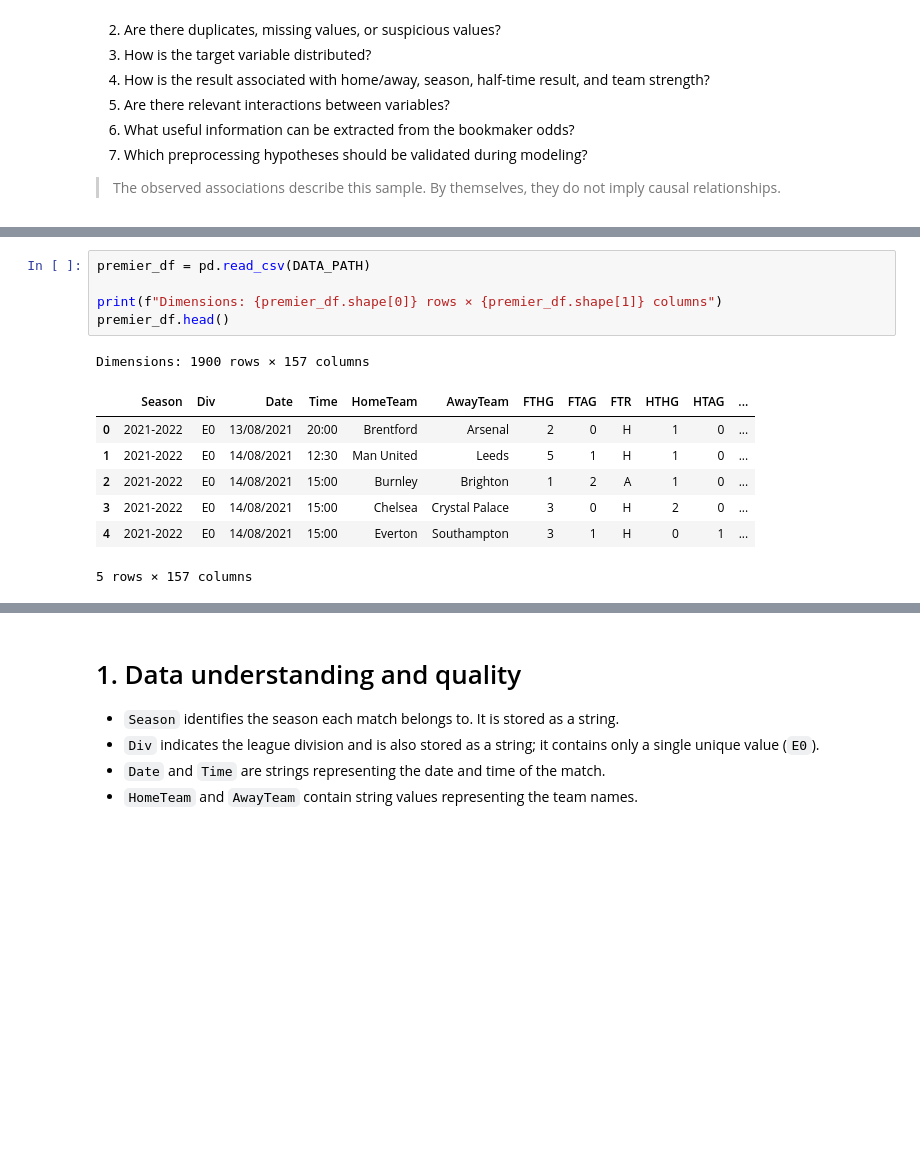
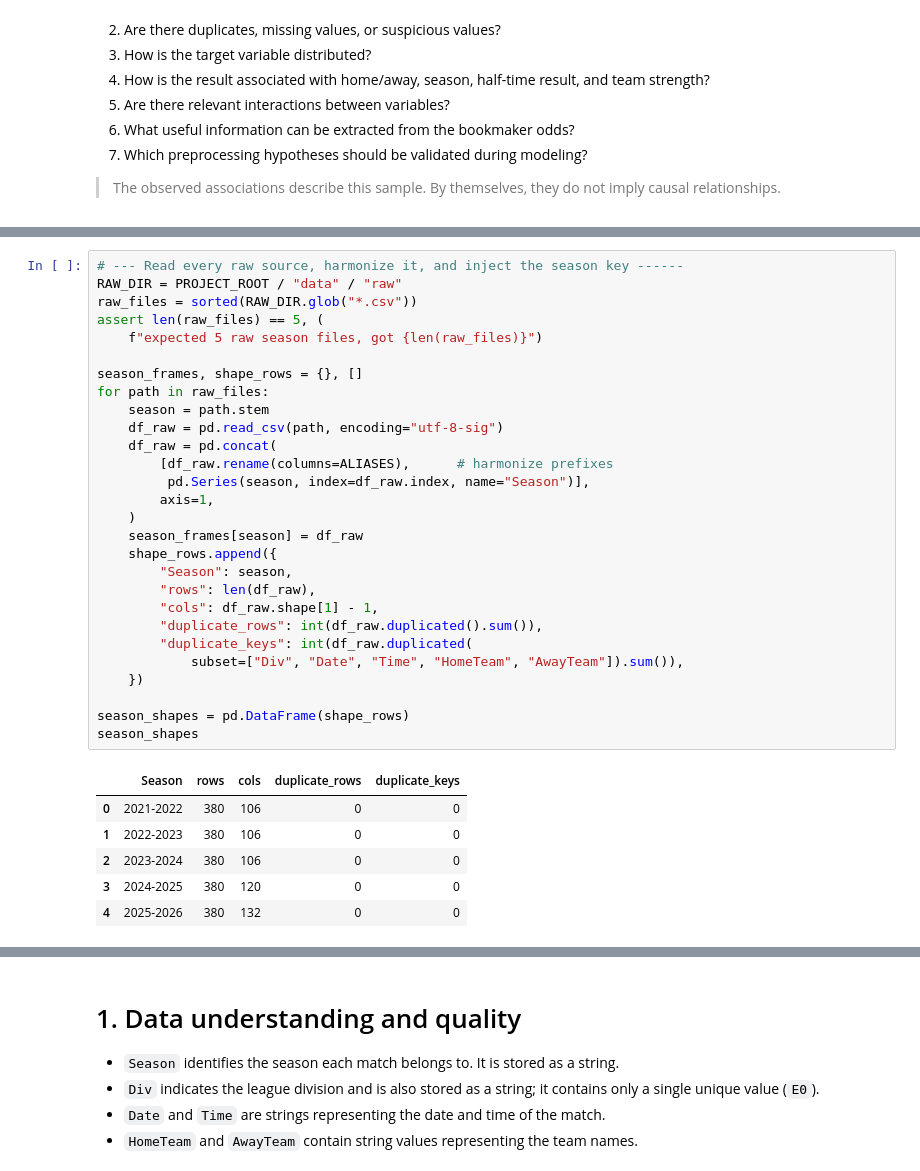
Before and after one commit to errodd/premier_league_football_predictor, a Jupyter notebook: notebooks/EDA.ipynb, the cells around one changed output, grey strips where cells are left out. Cells and saved outputs as stored; diff of their text form; blank space fills up the shorter version.

```diff
--- a/notebooks/EDA.ipynb
+++ b/notebooks/EDA.ipynb
@@ -83,14 +95,35 @@ Load the processed dataset (already merged from the per-season raw files by `src
 # %%
-premier_df = pd.read_csv(DATA_PATH)
+# --- Read every raw source, harmonize it, and inject the season key ------
+RAW_DIR = PROJECT_ROOT / "data" / "raw"
+raw_files = sorted(RAW_DIR.glob("*.csv"))
+assert len(raw_files) == 5, (
+    f"expected 5 raw season files, got {len(raw_files)}")
 
-print(f"Dimensions: {premier_df.shape[0]} rows × {premier_df.shape[1]} columns")
-premier_df.head()
+season_frames, shape_rows = {}, []
+for path in raw_files:
+    season = path.stem
+    df_raw = pd.read_csv(path, encoding="utf-8-sig")
+    df_raw = pd.concat(
+        [df_raw.rename(columns=ALIASES),      # harmonize prefixes
+         pd.Series(season, index=df_raw.index, name="Season")],
+        axis=1,
+    )
+    season_frames[season] = df_raw
+    shape_rows.append({
+        "Season": season,
+        "rows": len(df_raw),
+        "cols": df_raw.shape[1] - 1,
+        "duplicate_rows": int(df_raw.duplicated().sum()),
+        "duplicate_keys": int(df_raw.duplicated(
+            subset=["Div", "Date", "Time", "HomeTeam", "AwayTeam"]).sum()),
+    })
+
+season_shapes = pd.DataFrame(shape_rows)
+season_shapes
 # %% [output]
-Dimensions: 1900 rows × 157 columns
-|  | Season | Div | Date | Time | HomeTeam | AwayTeam | FTHG | FTAG | FTR | HTHG | HTAG | ... |
-| 0 | 2021-2022 | E0 | 13/08/2021 | 20:00 | Brentford | Arsenal | 2 | 0 | H | 1 | 0 | ... |
-| 1 | 2021-2022 | E0 | 14/08/2021 | 12:30 | Man United | Leeds | 5 | 1 | H | 1 | 0 | ... |
-| 2 | 2021-2022 | E0 | 14/08/2021 | 15:00 | Burnley | Brighton | 1 | 2 | A | 1 | 0 | ... |
-| 3 | 2021-2022 | E0 | 14/08/2021 | 15:00 | Chelsea | Crystal Palace | 3 | 0 | H | 2 | 0 | ... |
-| 4 | 2021-2022 | E0 | 14/08/2021 | 15:00 | Everton | Southampton | 3 | 1 | H | 0 | 1 | ... |
+|  | Season | rows | cols | duplicate_rows | duplicate_keys |
+| 0 | 2021-2022 | 380 | 106 | 0 | 0 |
+| 1 | 2022-2023 | 380 | 106 | 0 | 0 |
+| 2 | 2023-2024 | 380 | 106 | 0 | 0 |
+| 3 | 2024-2025 | 380 | 120 | 0 | 0 |
+| 4 | 2025-2026 | 380 | 132 | 0 | 0 |
-5 rows × 157 columns
```
Also changed, not shown: parts of 34 cells of this notebook.
